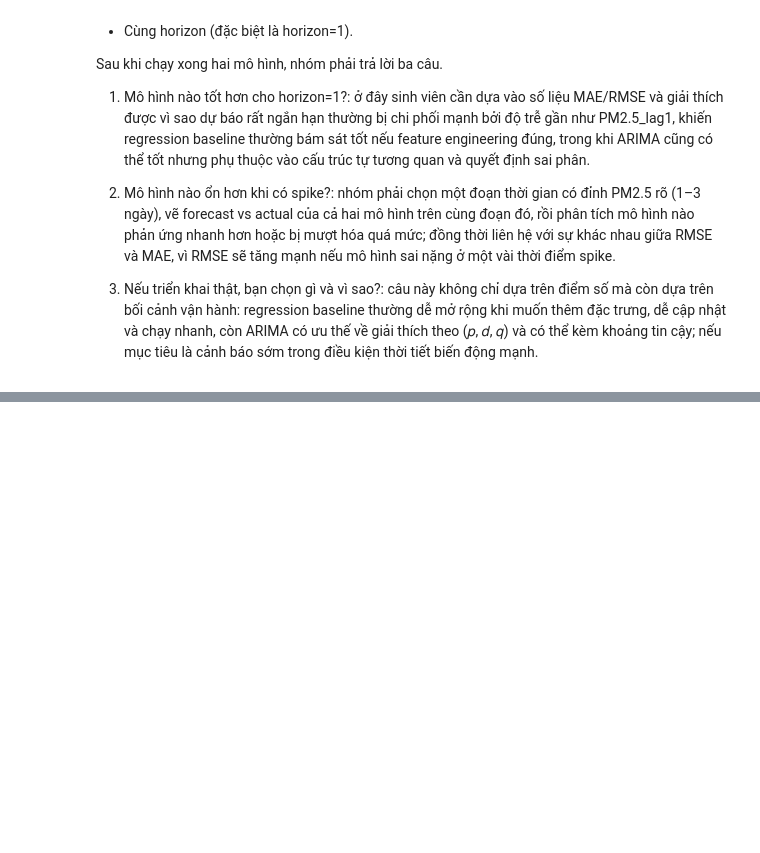
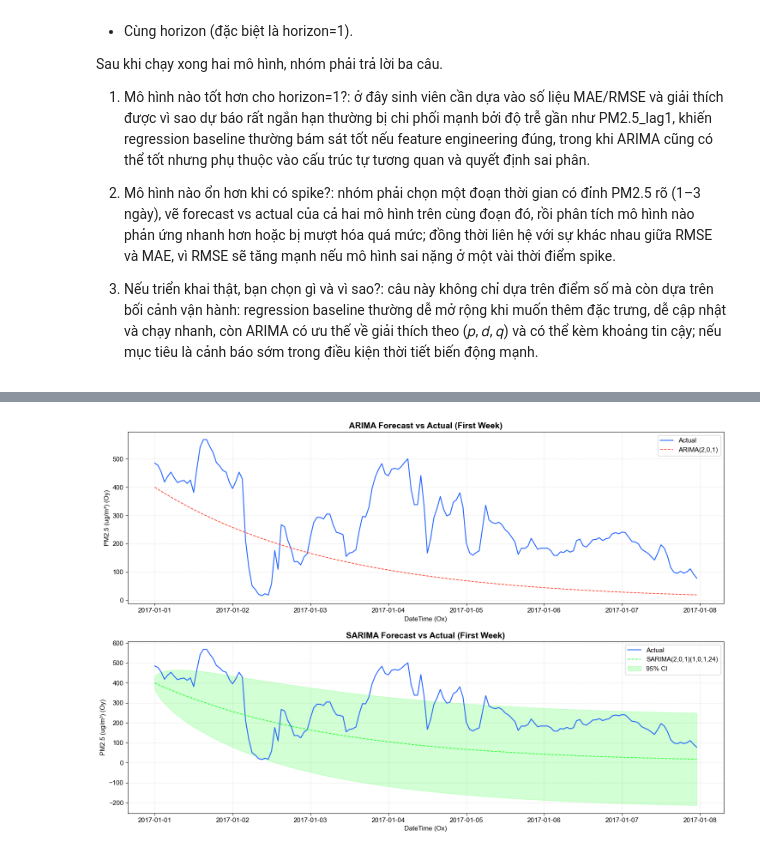
Before and after one commit to ThanhTung-KHMT-1701/AirQuality_TimeSeries, a Jupyter notebook: notebooks/Topic.ipynb, the cells around one changed output, grey strips where cells are left out. Drawn from its saved outputs; the diff is of its cells as text; code cells hidden in the pictures; blank space fills up the shorter version.

```diff
--- a/notebooks/Topic.ipynb
+++ b/notebooks/Topic.ipynb
@@ -170,0 +538,20 @@ except Exception as e:
+# %%
+# ============================================================
+# STEP 4: TRAIN/TEST SPLIT VÀ CHUẨN BỊ DỮ LIỆU
+# ============================================================
+print("\n" + "="*60)
+print("STEP 4: Chuẩn bị Train/Test Split")
+print("="*60)
+
+# Split data theo CUTOFF
+train = df_station[:CUTOFF]
+test = df_station[CUTOFF:]
+
+print(f"\n📊 Train set: {len(train)} điểm ({train.index.min()} đến {train.index.max()})")
+print(f"📊 Test set: {len(test)} điểm ({test.index.min()} đến {test.index.max()})")
+
+# Để tiết kiệm thời gian tính toán, lấy sample train (cuối cùng 5000 điểm)
+# Trong thực tế nên dùng toàn bộ
+SAMPLE_SIZE = 5000
+train_sample = train.tail(SAMPLE_SIZE)
+print(f"\n⚡ Sử dụng {SAMPLE_SIZE} điểm cuối của train để training (tối ưu thời gian)")
@@ -170,0 +756,63 @@ except Exception as e:
+# %%
+# ============================================================
+# STEP 8: VISUALIZATION - So sánh Forecast
+# ============================================================
+print("\n" + "="*60)
+print("STEP 8: Visualization - ARIMA vs SARIMA Forecast")
+print("="*60)
+
+# Plot 1: So sánh forecast trong 1 tuần đầu
+fig, axes = plt.subplots(2, 1, figsize=(15, 10))
+
+# First 168 hours (1 week)
+plot_range = 168
+actual_plot = actual_test[:plot_range]
+arima_plot = pred_arima[:plot_range]
+sarima_plot = pred_sarima_24[:plot_range]
+
+# Plot ARIMA
+axes[0].plot(actual_plot.index, actual_plot.values, label='Actual', color=COLOR_BLUE, linewidth=1.5)
+axes[0].plot(arima_plot.index, arima_plot.values, label='ARIMA(2,0,1)', color=COLOR_RED, linestyle='--', linewidth=1.2)
+axes[0].set_title('ARIMA Forecast vs Actual (First Week)', fontsize=14, fontweight='bold')
+axes[0].set_xlabel('DateTime (Ox)', fontsize=11)
+axes[0].set_ylabel('PM2.5 (ug/m³) (Oy)', fontsize=11)
+axes[0].legend(loc='upper right')
+axes[0].grid(True, alpha=0.3, linestyle='--')
+
+# Plot SARIMA
+axes[1].plot(actual_plot.index, actual_plot.values, label='Actual', color=COLOR_BLUE, linewidth=1.5)
+axes[1].plot(sarima_plot.index, sarima_plot.values, label='SARIMA(2,0,1)(1,0,1,24)', color=COLOR_GREEN, linestyle='--', linewidth=1.2)
+# Add confidence interval
+if 'conf_int_24' in dir():
+    ci_plot = conf_int_24[:plot_range]
+    axes[1].fill_between(ci_plot.index, ci_plot.iloc[:, 0], ci_plot.iloc[:, 1],
+                         color=COLOR_GREEN, alpha=0.2, label='95% CI')
+axes[1].set_title('SARIMA Forecast vs Actual (First Week)', fontsize=14, fontweight='bold')
+axes[1].set_xlabel('DateTime (Ox)', fontsize=11)
+axes[1].set_ylabel('PM2.5 (ug/m³) (Oy)', fontsize=11)
+axes[1].legend(loc='upper right')
+axes[1].grid(True, alpha=0.3, linestyle='--')
+
+plt.tight_layout(pad=1.5)
+plt.savefig('../images/Topic_arima_vs_sarima_forecast.png', dpi=150, bbox_inches='tight')
+plt.show()
+
+# Plot 2: So sánh trên cùng 1 đồ thị
+fig, ax = plt.subplots(figsize=(15, 6))
+
+ax.plot(actual_plot.index, actual_plot.values, label='Actual', color=COLOR_BLUE, linewidth=2)
+ax.plot(arima_plot.index, arima_plot.values, label=f'ARIMA (MAE={mae_arima:.1f})',
+        color=COLOR_RED, linestyle='--', linewidth=1.5, alpha=0.8)
+ax.plot(sarima_plot.index, sarima_plot.values, label=f'SARIMA s=24 (MAE={mae_sarima_24:.1f})',
+        color=COLOR_GREEN, linestyle='-.', linewidth=1.5, alpha=0.8)
+
+ax.set_title('Comparison: ARIMA vs SARIMA(s=24) Forecast', fontsize=14, fontweight='bold')
+ax.set_xlabel('DateTime (Ox)', fontsize=11)
+ax.set_ylabel('PM2.5 (ug/m³) (Oy)', fontsize=11)
+ax.legend(loc='upper right', fontsize=10)
+ax.grid(True, alpha=0.3, linestyle='--')
+
+plt.tight_layout(pad=1.5)
+plt.savefig('../images/Topic_comparison_overlay.png', dpi=150, bbox_inches='tight')
+plt.show()
+# %% [output]
@@ -170,0 +822 @@ except Exception as e:
+[figure, added]
```
Also changed, not shown: parts of 15 cells of this notebook, 30 other files.
